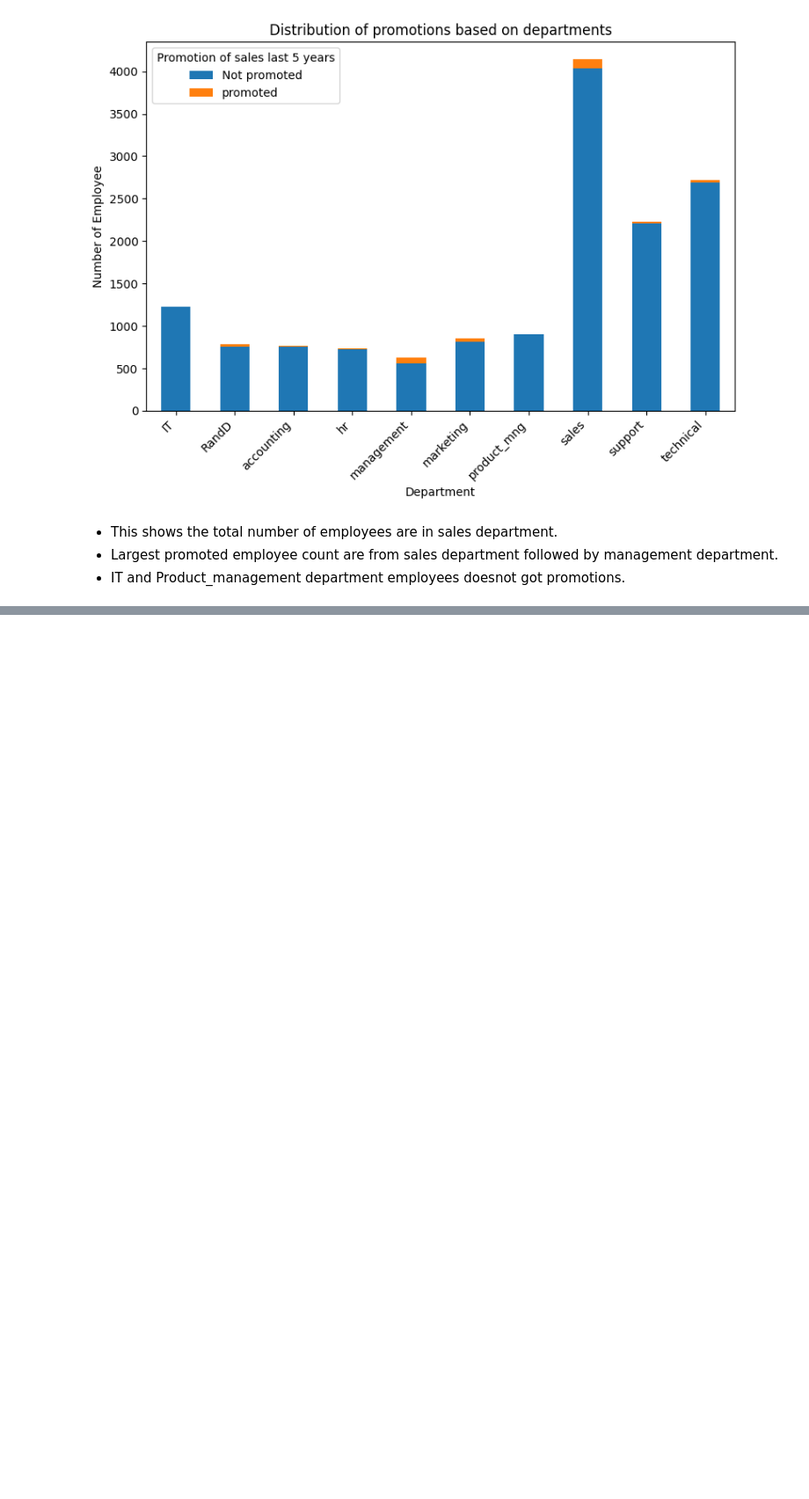
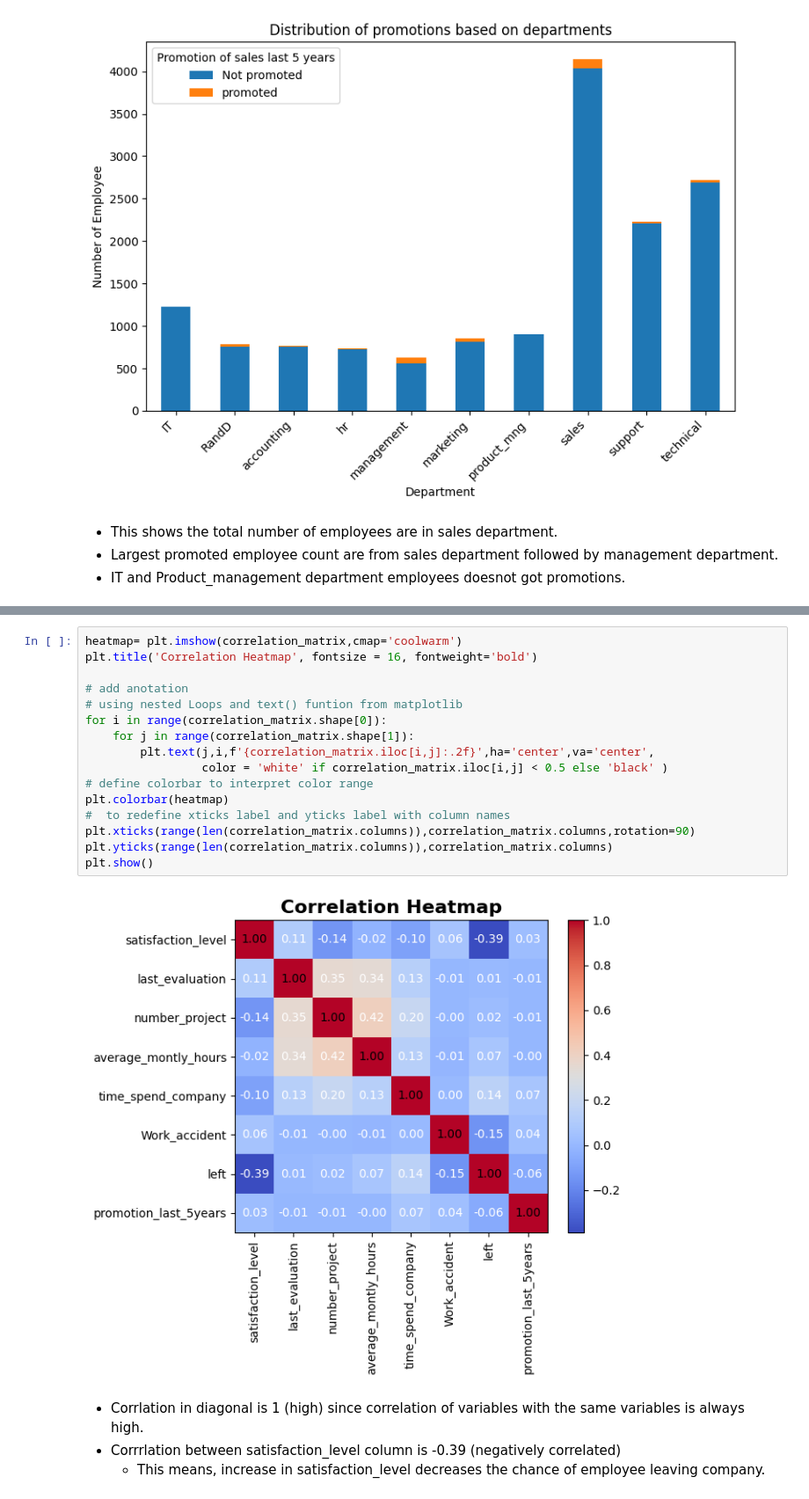
Before and after one commit to ashmi721/Data_Science_Class, a Jupyter notebook: Data_visulization/matplotlib_practice_dataset.ipynb, the cells around one changed output, grey strips where cells are left out. Shown at 88% size. Drawn from its saved outputs; the diff is of its cells as text; blank space fills up the shorter version.

```diff
--- a/Data_visulization/matplotlib_practice_dataset.ipynb
+++ b/Data_visulization/matplotlib_practice_dataset.ipynb
@@ -216,0 +339,22 @@ plt.show()
+# %%
+heatmap= plt.imshow(correlation_matrix,cmap='coolwarm')
+plt.title('Correlation Heatmap', fontsize = 16, fontweight='bold')
+
+# add anotation
+# using nested Loops and text() funtion from matplotlib
+for i in range(correlation_matrix.shape[0]):
+    for j in range(correlation_matrix.shape[1]):
+        plt.text(j,i,f'{correlation_matrix.iloc[i,j]:.2f}',ha='center',va='center',
+                 color = 'white' if correlation_matrix.iloc[i,j] < 0.5 else 'black' )
+# define colorbar to interpret color range
+plt.colorbar(heatmap)
+#  to redefine xticks label and yticks label with column names
+plt.xticks(range(len(correlation_matrix.columns)),correlation_matrix.columns,rotation=90)
+plt.yticks(range(len(correlation_matrix.columns)),correlation_matrix.columns)
+plt.show()
+# %% [output]
+[figure, added]
+# %% [markdown]
+* Corrlation in diagonal is 1 (high) since correlation of variables with the same variables is always high.
+* Corrrlation between satisfaction_level column is -0.39 (negatively correlated)
+   * This means, increase in satisfaction_level decreases the chance of employee leaving company.
```
Also changed, not shown: parts of 14 cells of this notebook.
